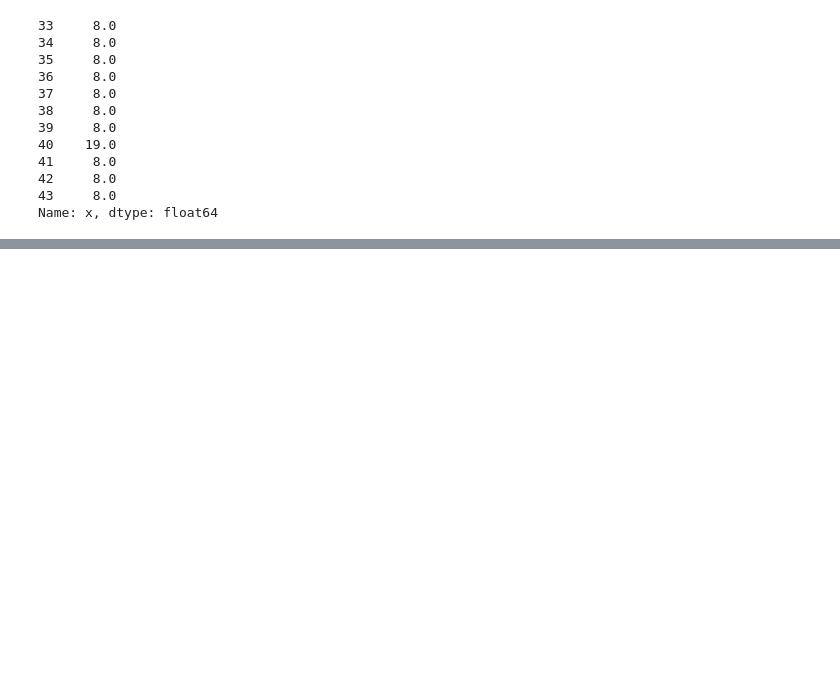
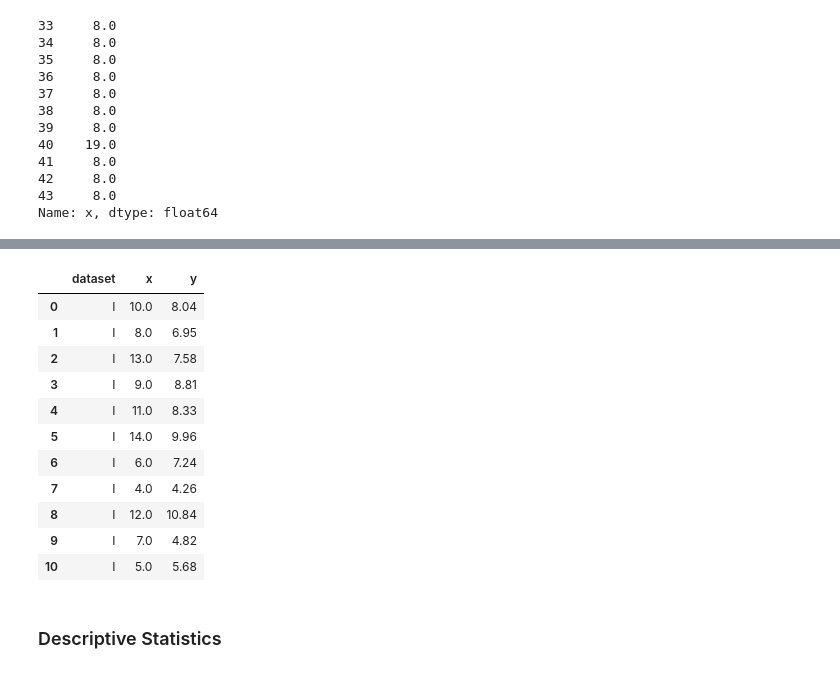
Before and after one commit to NurseQ/Fundamentals-of-Data-Analysis-Assignment-2018, a Jupyter notebook: Anscombe's Quartet .ipynb, the cells around one changed output, grey strips where cells are left out. Saved outputs shown, nothing was run; the diff lists cells and outputs as text; code cells hidden in the pictures; blank space fills up the shorter version.

```diff
--- a/Anscombe's Quartet .ipynb
+++ b/Anscombe's Quartet .ipynb
@@ -115,0 +158,20 @@ Name: x, dtype: float64
+# %%
+# Selecting all values in 'dataset' column with corresponding 'I' value.
+a = df1.loc[df1.loc[:,'dataset']=='I']
+# %%
+a
+# %% [output]
+|  | dataset | x | y |
+| 0 | I | 10.0 | 8.04 |
+| 1 | I | 8.0 | 6.95 |
+| 2 | I | 13.0 | 7.58 |
+| 3 | I | 9.0 | 8.81 |
+| 4 | I | 11.0 | 8.33 |
+| 5 | I | 14.0 | 9.96 |
+| 6 | I | 6.0 | 7.24 |
+| 7 | I | 4.0 | 4.26 |
+| 8 | I | 12.0 | 10.84 |
+| 9 | I | 7.0 | 4.82 |
+| 10 | I | 5.0 | 5.68 |
+# %% [markdown]
+### Descriptive Statistics
```
Also changed, not shown: parts of 11 cells of this notebook.
